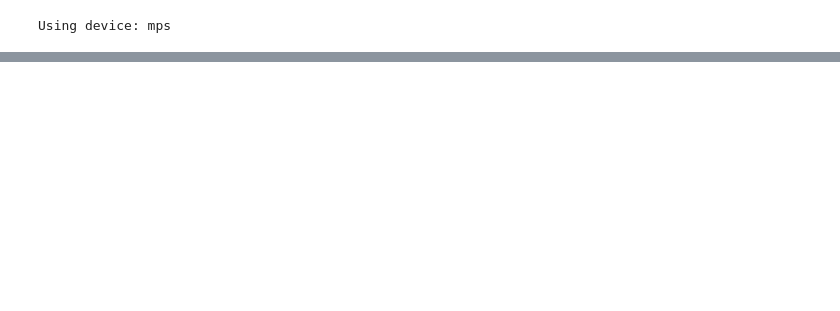
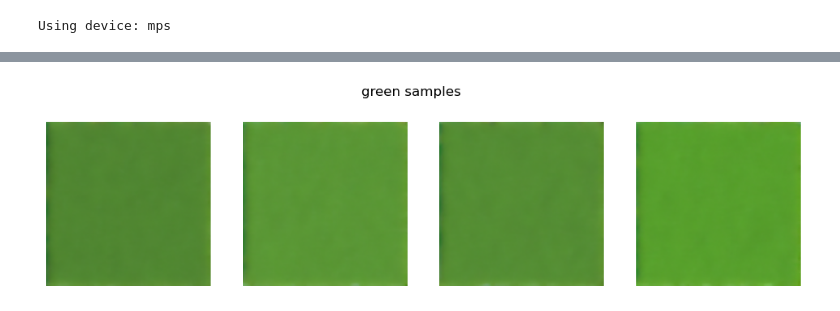
Before and after one commit to aicell-lab/cell-diffusion, a Jupyter notebook: notebooks/color_diffusion/conditional.ipynb, the cells around one changed output, grey strips where cells are left out. Saved outputs shown, nothing was run; the diff lists cells and outputs as text; code cells hidden in the pictures; blank space fills up the shorter version.

```diff
--- a/notebooks/color_diffusion/conditional.ipynb
+++ b/notebooks/color_diffusion/conditional.ipynb
@@ -110 +192,18 @@ Using device: mps
+# %%
+my_color = "green"
+imgs = generate_color_images(
+    color_name=my_color,
+    color_to_id=color_to_id,
+    unet=unet,
+    vae=vae,
+    scheduler=scheduler,
+    device=DEVICE,
+    num_samples=4,
+    guidance_scale=10.0,
+    num_inference_steps=10
+)
+
+display_samples(imgs, title=f"{my_color} samples")
+# %% [output]
+[figure, added]
 # %%
```
Also changed, not shown: parts of 5 cells of this notebook, 2 other files.
